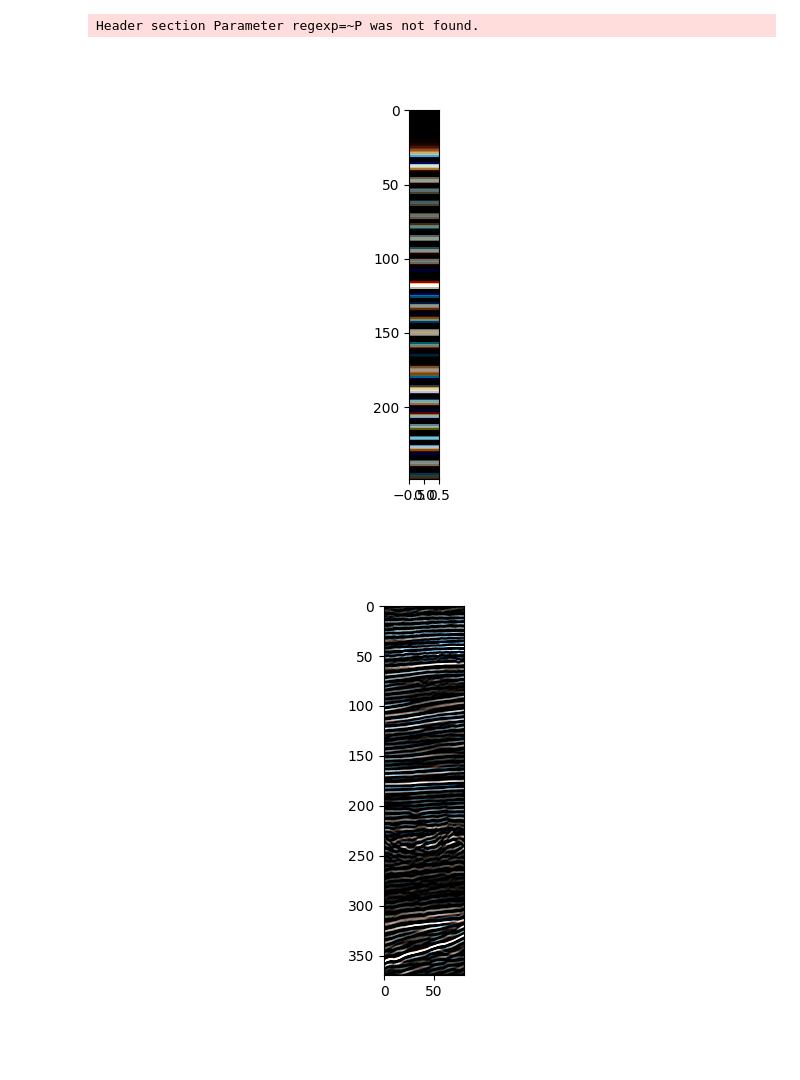
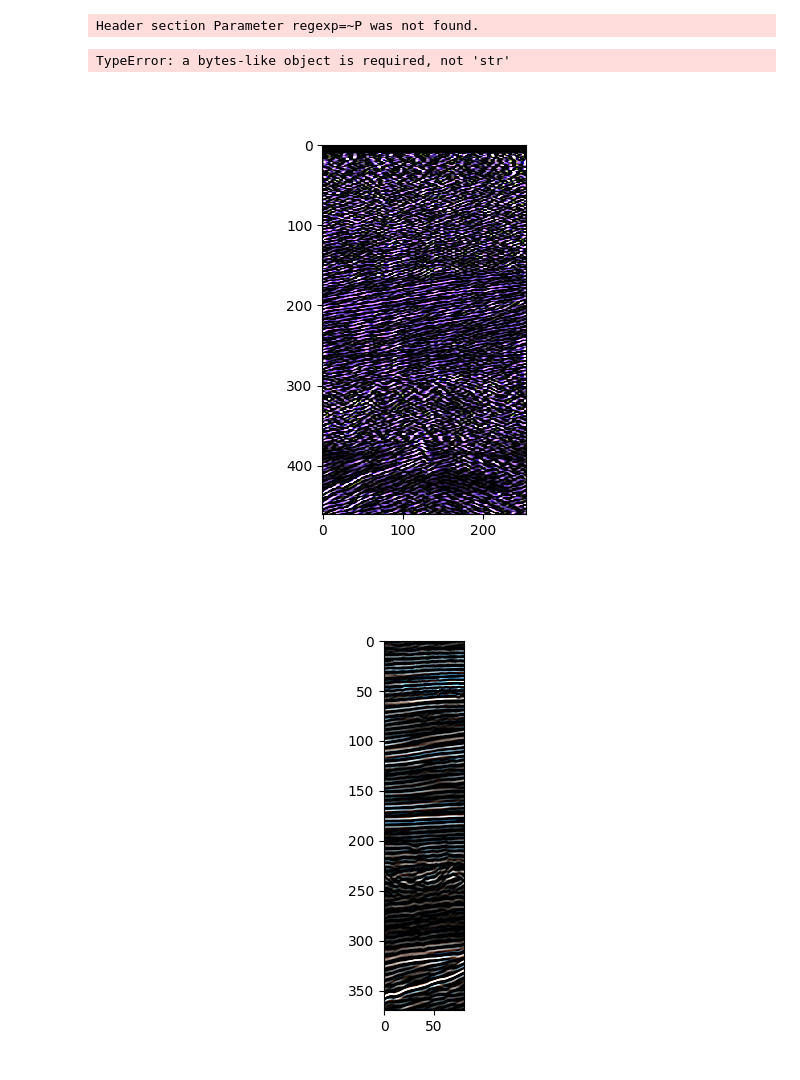
Before and after one commit to Gijsbertbas/rgb-explorers-backend, a Jupyter notebook: processing/test_blending.ipynb, the cells around one changed output. Drawn from its saved outputs; the diff is of its cells as text; code cells hidden in the pictures.

```diff
--- a/processing/test_blending.ipynb
+++ b/processing/test_blending.ipynb
@@ -20,9 +36,13 @@ blendarray = rgb_log(path+logfile, (20,25,30))
 # %% [output]
 Header section Parameter regexp=~P was not found.
 # %%
-Image(build_png(blendarray,aspect_ratio=.05))
+Image(build_png(blendarray,aspect_ratio=.02), linepng)
 # %% [output]
-[figure, removed]
+TypeError: a bytes-like object is required, not 'str'
+# %%
+Image(linepng)
+# %% [output]
+[figure, added]
 # %%
 # F03 well inline 319 xline 460
 # 250 - 502
```
Also changed, not shown: parts of 6 cells of this notebook.
